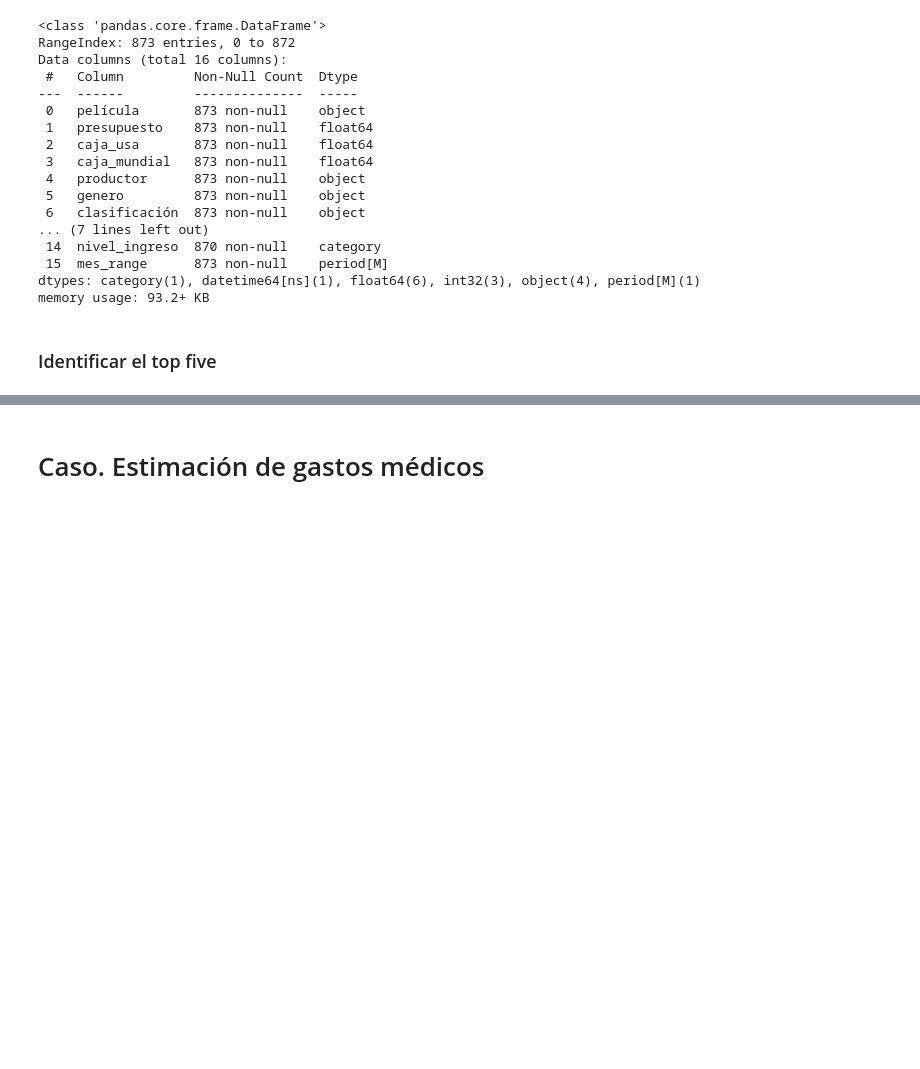
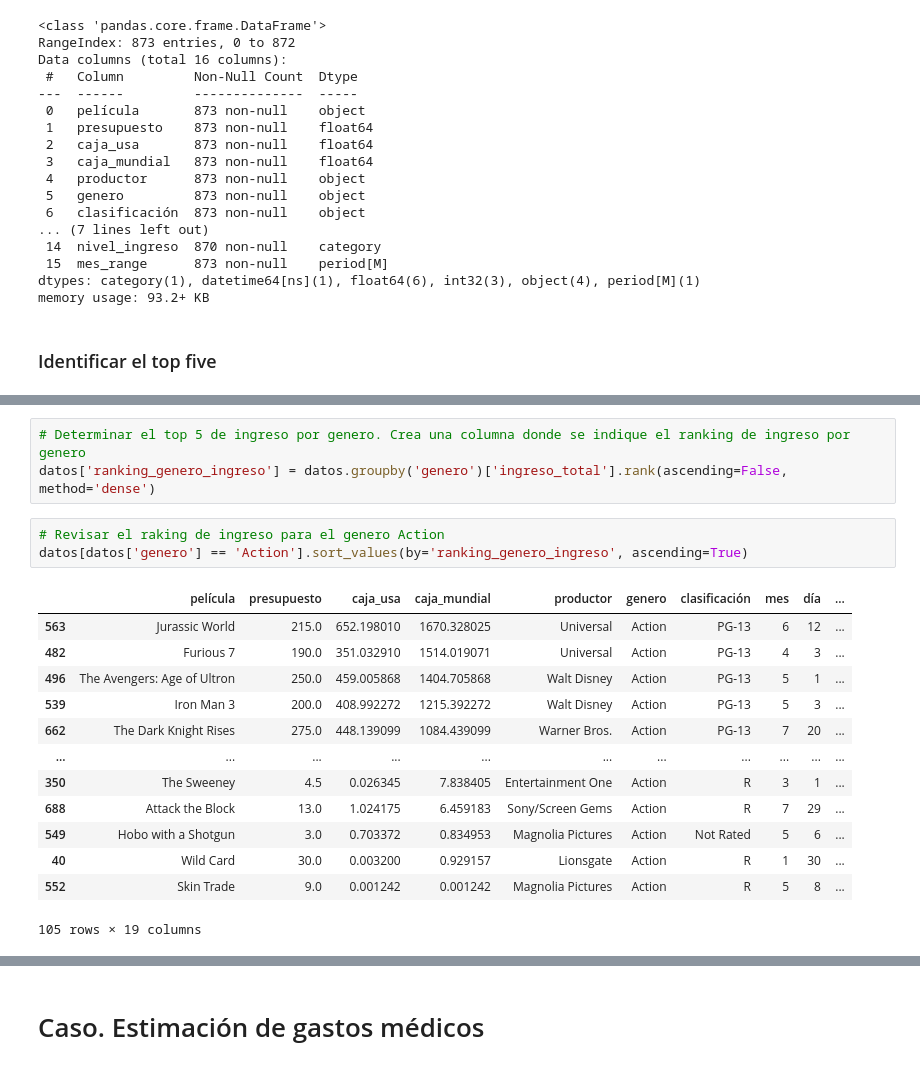
Before and after one commit to hfelizzola/Curso-Fundamentos-Ciencia-de-Datos-Fontebo, a Jupyter notebook: 3_Python_Análisis_Exploratorio_de_Datos.ipynb, the cells around one changed output, grey strips where cells are left out. Saved outputs shown, nothing was run; the diff lists cells and outputs as text; blank space fills up the shorter version.

```diff
--- a/3_Python_Análisis_Exploratorio_de_Datos.ipynb
+++ b/3_Python_Análisis_Exploratorio_de_Datos.ipynb
@@ -1067,0 +1072,20 @@ datos.groupby('top_5')['ganancia'].agg(['count', 'mean', 'median', 'min', 'max']
+# %%
+# Determinar el top 5 de ingreso por genero. Crea una columna donde se indique el ranking de ingreso por genero
+datos['ranking_genero_ingreso'] = datos.groupby('genero')['ingreso_total'].rank(ascending=False, method='dense')
+# %%
+# Revisar el raking de ingreso para el genero Action
+datos[datos['genero'] == 'Action'].sort_values(by='ranking_genero_ingreso', ascending=True)
+# %% [output]
+|  | película | presupuesto | caja_usa | caja_mundial | productor | genero | clasificación | mes | día | ... |
+| 563 | Jurassic World | 215.0 | 652.198010 | 1670.328025 | Universal | Action | PG-13 | 6 | 12 | ... |
+| 482 | Furious 7 | 190.0 | 351.032910 | 1514.019071 | Universal | Action | PG-13 | 4 | 3 | ... |
+| 496 | The Avengers: Age of Ultron | 250.0 | 459.005868 | 1404.705868 | Walt Disney | Action | PG-13 | 5 | 1 | ... |
+| 539 | Iron Man 3 | 200.0 | 408.992272 | 1215.392272 | Walt Disney | Action | PG-13 | 5 | 3 | ... |
+| 662 | The Dark Knight Rises | 275.0 | 448.139099 | 1084.439099 | Warner Bros. | Action | PG-13 | 7 | 20 | ... |
+| ... | ... | ... | ... | ... | ... | ... | ... | ... | ... | ... |
+| 350 | The Sweeney | 4.5 | 0.026345 | 7.838405 | Entertainment One | Action | R | 3 | 1 | ... |
+| 688 | Attack the Block | 13.0 | 1.024175 | 6.459183 | Sony/Screen Gems | Action | R | 7 | 29 | ... |
+| 549 | Hobo with a Shotgun | 3.0 | 0.703372 | 0.834953 | Magnolia Pictures | Action | Not Rated | 5 | 6 | ... |
+| 40 | Wild Card | 30.0 | 0.003200 | 0.929157 | Lionsgate | Action | R | 1 | 30 | ... |
+| 552 | Skin Trade | 9.0 | 0.001242 | 0.001242 | Magnolia Pictures | Action | R | 5 | 8 | ... |
+105 rows × 19 columns
```
Also changed, not shown: parts of 6 cells of this notebook.
